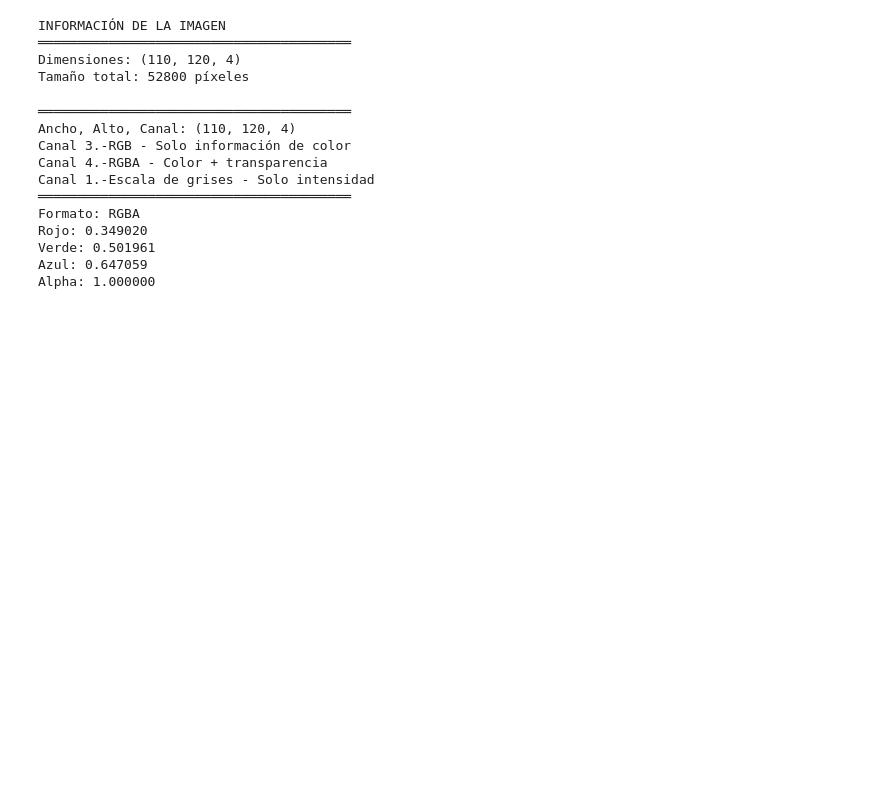
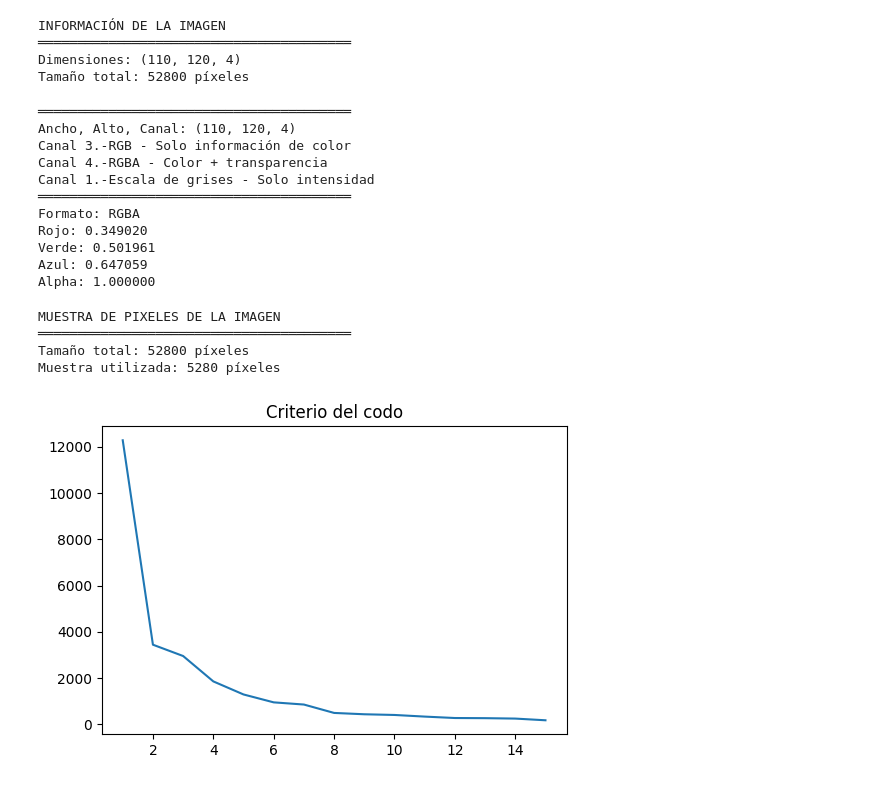
Before and after one commit to echaparro/Herramientas_Aplicaciones_IA_2025, a Jupyter notebook: Introduccion/Actividad_1/Actividad1_Extracción.ipynb, the cells around one changed output. Cells and saved outputs as stored; diff of their text form; code cells hidden in the pictures; blank space fills up the shorter version.

```diff
--- a/Introduccion/Actividad_1/Actividad1_Extracción.ipynb
+++ b/Introduccion/Actividad_1/Actividad1_Extracción.ipynb
@@ -455,0 +454,44 @@ Alpha: 1.000000
+# %%
+#3. ¿Cuál es el color predominante en la imagen?
+import numpy as np
+muestra = 5280
+
+pixeles = imagen.reshape(-1, imagen.shape[2])
+# convertir a 0-255
+pixeles = (pixeles * 255).astype(np.uint8)
+
+# muestra aleatoria
+np.random.seed(42)
+indices = np.random.choice(len(pixeles), muestra, replace=False)
+pixeles_muestra = pixeles[indices]
+
+print("MUESTRA DE PIXELES DE LA IMAGEN")
+print("═" * 40)
+print(f"Tamaño total: {imagen.size} píxeles")
+print(f"Muestra utilizada: {len(pixeles_muestra)} píxeles")
+# %% [output]
+MUESTRA DE PIXELES DE LA IMAGEN
+════════════════════════════════════════
+Tamaño total: 52800 píxeles
+Muestra utilizada: 5280 píxeles
+# %%
+import matplotlib.pyplot as plt
+from scipy.cluster import hierarchy
+import numpy as np
+from sklearn.preprocessing import StandardScaler
+from sklearn.metrics.pairwise import cosine_similarity
+
+X=np.array(pixeles_muestra)
+scaler = StandardScaler()
+X_scaled = scaler.fit_transform(X)
+z = hierarchy.linkage(X, metric='euclidean', method='ward')
+
+last = z[-15:, 2]
+last_rev = last[::-1]
+inds = np.arange(1, len(last_rev)+1)
+plt.figure(figsize=(6,4))
+plt.title("Criterio del codo")
+plt.plot(inds, last_rev)
+plt.show()
+# %% [output]
+[figure, added]
```
Also changed, not shown: parts of 3 cells of this notebook, 1 other file.
